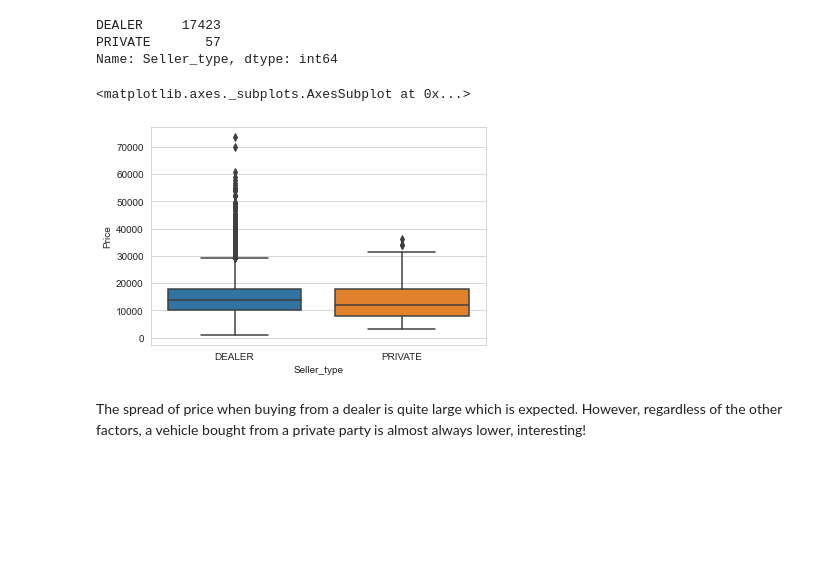
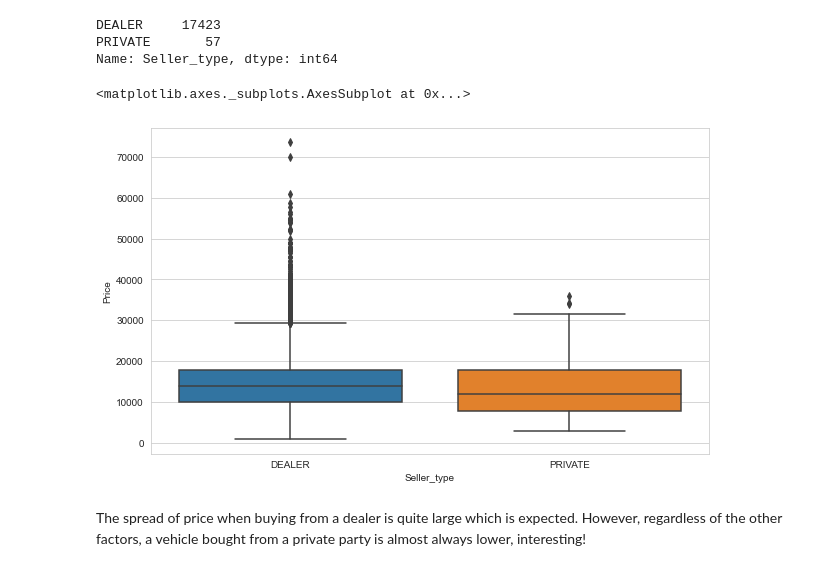
Before and after one commit to amolratnaparkhe/Car-listing-Project, a Jupyter notebook: Car-listing.ipynb, the cells around one changed output. Drawn from its saved outputs; the diff is of its cells as text; code cells hidden in the pictures; blank space fills up the shorter version.

```diff
--- a/Car-listing.ipynb
+++ b/Car-listing.ipynb
@@ -411,3 +408,5 @@ plt.xticks(rotation=0)
 plt.tight_layout()
 # %% [output]
 [figure]
+# %%
+df["Transmission"].replace("CVT","Automatic",inplace=True)
@@ -420,10 +432,11 @@ DEALER     17423
 PRIVATE       57
 Name: Seller_type, dtype: int64
 # %%
+plt.figure(figsize=(10,6))
 sns.boxplot(x = "Seller_type",y = "Price", data = df)
 # %% [output]
 <matplotlib.axes._subplots.AxesSubplot at 0x...>
-[figure, old version]
+[figure, new version]
 # %% [markdown]
 The spread of price when buying from a dealer is quite large which is expected. However, regardless of the other factors, a vehicle bought from a private party is almost always lower, interesting!
 # %% [markdown]
```
Also changed, not shown: parts of 64 cells of this notebook.
